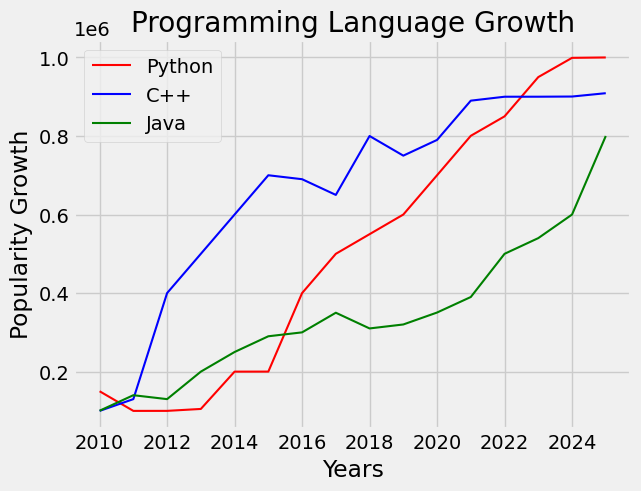
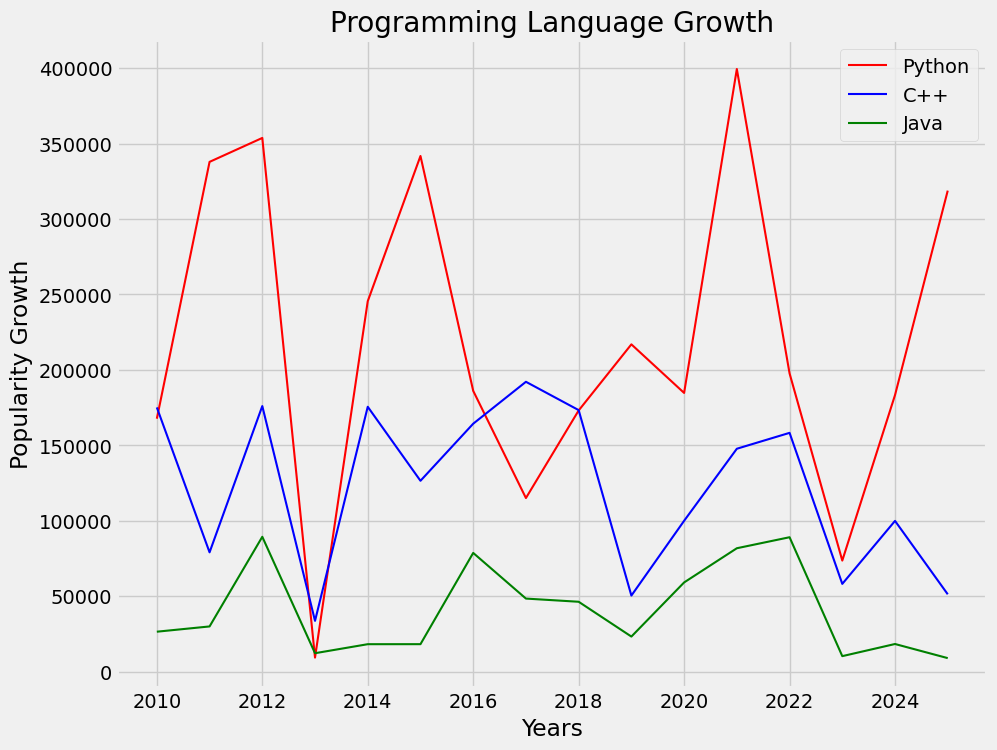
The change to this notebook cell's code, shown as a diff; its figure went from the first image to the second:
--- before
+++ after
@@ -1,20 +1,11 @@
 years = np.arange(2010,2026)
 
-python_data = [150050, 100050, 100100, 105000,
-                200000, 200100, 400000, 500000, 
-                550000, 600010,700050, 800500,
-                850000, 950010, 999000, 1000000]
+python_data = np.random.randint(100, 400000, size=(16,))
 
-C_plus = [100000, 130000, 400000, 500000,
-            600000, 700050,690000, 650000,
-            800000, 750000, 790000, 890000,
-            900000,900050, 900500,909000]
+C_plus = np.random.randint(500, 200000, size=(16,))
 
-java = [100500,140000,130000,200000,
-        250000, 290050,300000,350000,
-        310000,320100,350500,390050,
-        500000,540000, 600000,800000]
+java = np.random.randint(800, 100000, size=(16,))
 
-fig,ax = plt.subplots()
+fig,ax = plt.subplots(figsize=(10,8))
 
 ax.plot(years, python_data, 'r-', linewidth=1.5, label='Python')
@@ -27,2 +18,3 @@
 
 ax.legend()
+plt.show()

Commit: Commit all modified and new files